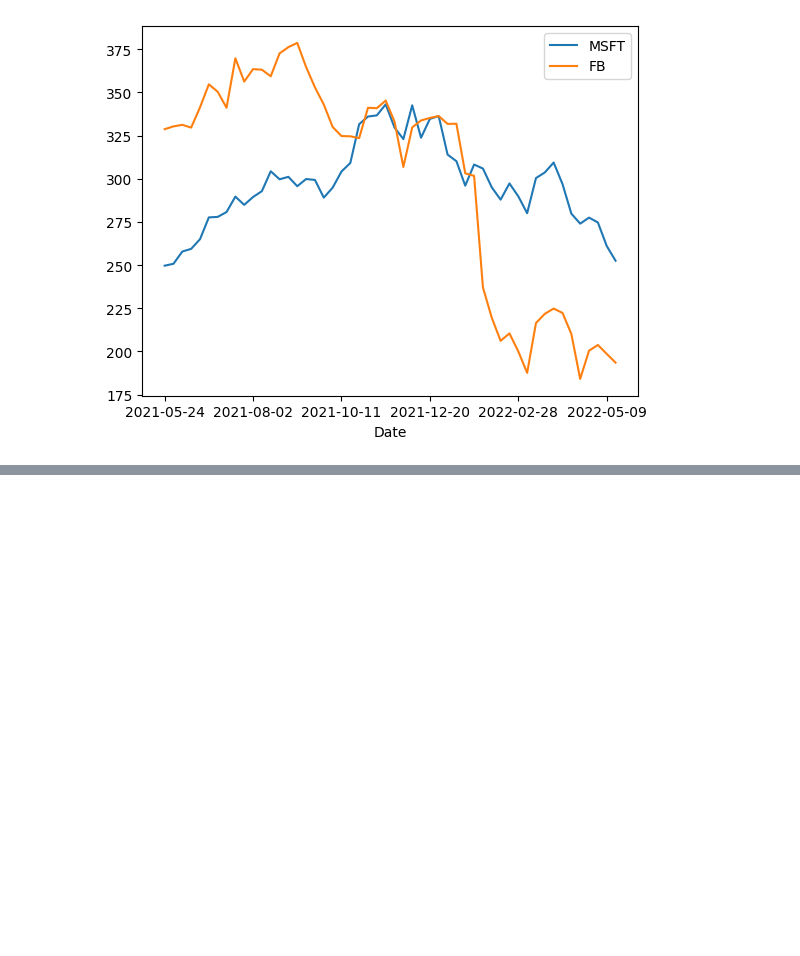
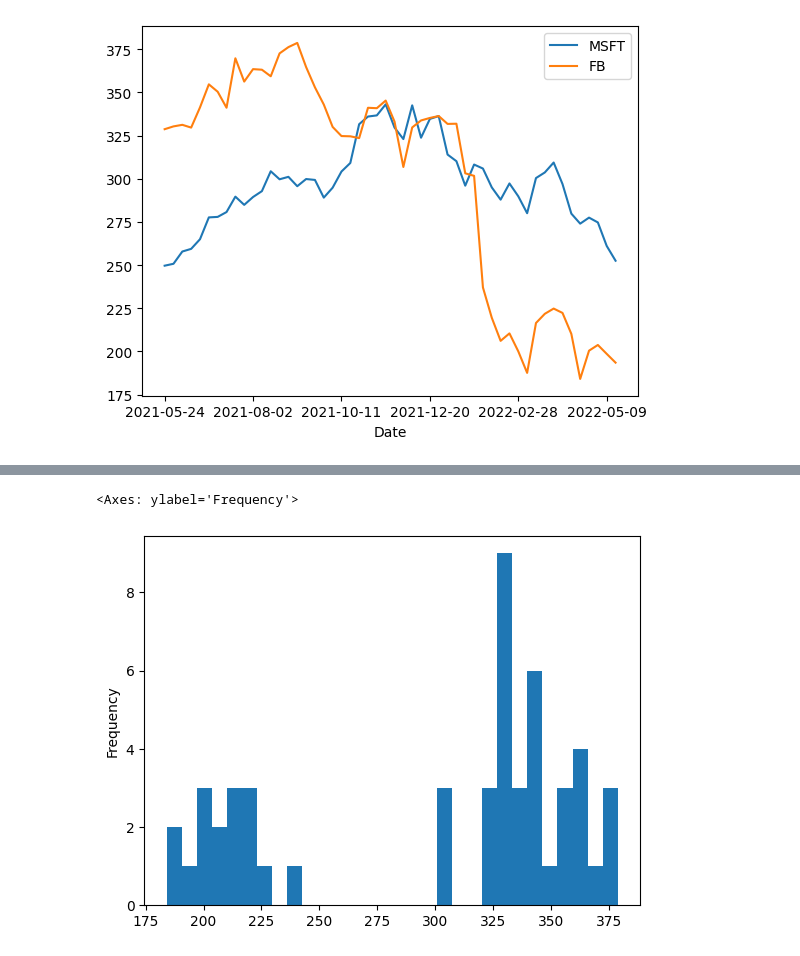
Before and after one commit to thebinodd/data-visualization, a Jupyter notebook: Advance Matplotlib/PandasPlots.ipynb, the cells around one changed output, grey strips where cells are left out. Cells and saved outputs as stored; diff of their text form; code cells hidden in the pictures; blank space fills up the shorter version.

```diff
--- a/Advance Matplotlib/PandasPlots.ipynb
+++ b/Advance Matplotlib/PandasPlots.ipynb
@@ -61,0 +84,7 @@ stocks[["MSFT"  , "FB" , "Date"]].plot(kind="line" , x="Date") #For only two ser
+# %%
+#histograms
+# stocks.plot(kind="hist") #For Dataframes
+stocks["FB"].plot(kind="hist" , bins=30)
+# %% [output]
+<Axes: ylabel='Frequency'>
+[figure, added]
```
Also changed, not shown: parts of 5 cells of this notebook, 1 other file.
